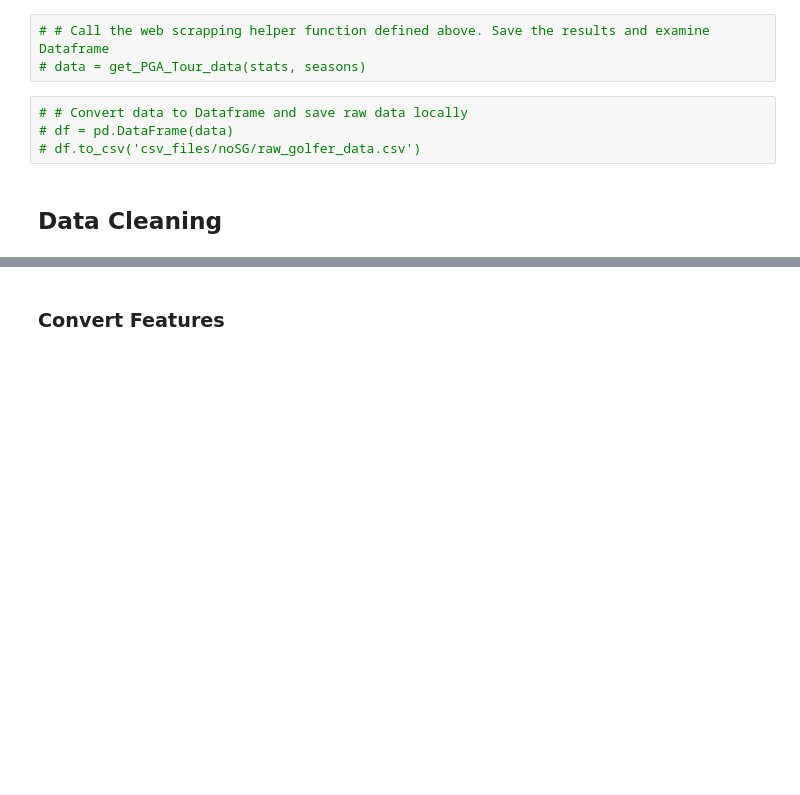
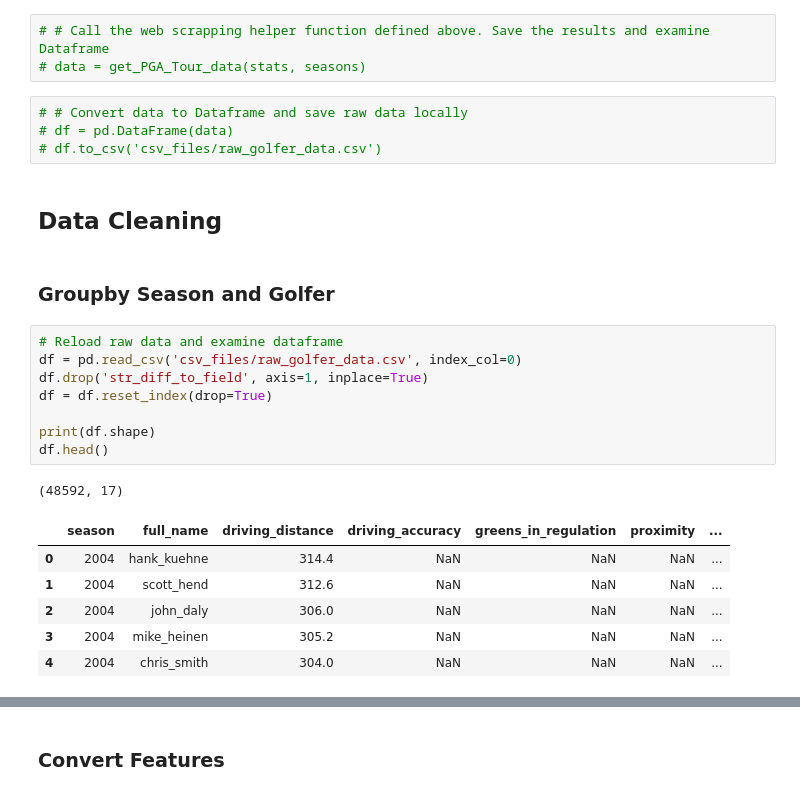
Before and after one commit to jprinfret/masters_tournament_classifier, a Jupyter notebook: 2020 Masters Tournament Predictions_noSG.ipynb, the cells around one changed output, grey strips where cells are left out. Drawn from its saved outputs; the diff is of its cells as text; blank space fills up the shorter version.

```diff
--- a/2020 Masters Tournament Predictions_noSG.ipynb
+++ b/2020 Masters Tournament Predictions_noSG.ipynb
@@ -199,6 +210,24 @@ stats = [
 # %%
 # # Convert data to Dataframe and save raw data locally
 # df = pd.DataFrame(data)
-# df.to_csv('csv_files/noSG/raw_golfer_data.csv')
+# df.to_csv('csv_files/raw_golfer_data.csv')
 # %% [markdown]
 ## Data Cleaning
+# %% [markdown]
+### Groupby Season and Golfer
+# %%
+# Reload raw data and examine dataframe
+df = pd.read_csv('csv_files/raw_golfer_data.csv', index_col=0)
+df.drop('str_diff_to_field', axis=1, inplace=True)
+df = df.reset_index(drop=True)
+
+print(df.shape)
+df.head()
+# %% [output]
+(48592, 17)
+|  | season | full_name | driving_distance | driving_accuracy | greens_in_regulation | proximity | ... |
+| 0 | 2004 | hank_kuehne | 314.4 | NaN | NaN | NaN | ... |
+| 1 | 2004 | scott_hend | 312.6 | NaN | NaN | NaN | ... |
+| 2 | 2004 | john_daly | 306.0 | NaN | NaN | NaN | ... |
+| 3 | 2004 | mike_heinen | 305.2 | NaN | NaN | NaN | ... |
+| 4 | 2004 | chris_smith | 304.0 | NaN | NaN | NaN | ... |
```
Also changed, not shown: parts of 37 cells of this notebook, 6 other files.
